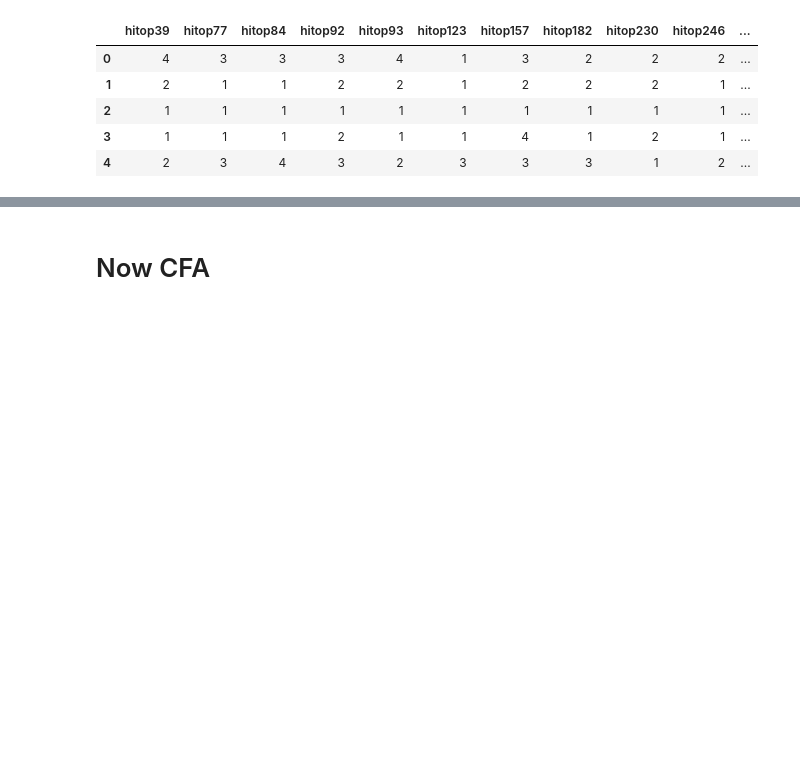
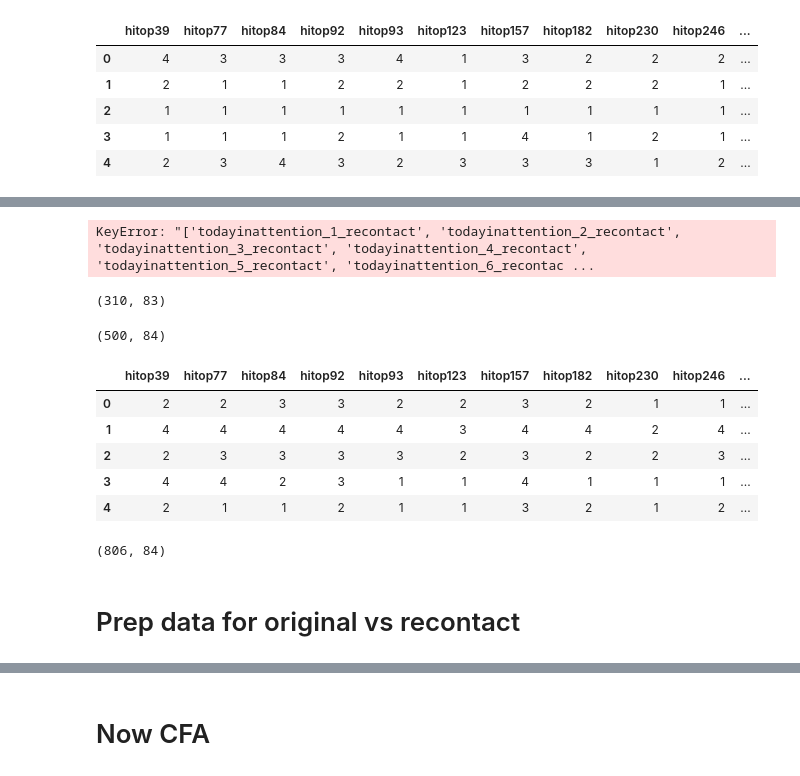
Before and after one commit to mariezelenina/HITOP_validation, a Jupyter notebook: notebook_3_cfa.ipynb, the cells around one changed output, grey strips where cells are left out. Saved outputs shown, nothing was run; the diff lists cells and outputs as text; code cells hidden in the pictures; blank space fills up the shorter version.

Commit message:
CFA for hitop

```diff
--- a/notebook_3_cfa.ipynb
+++ b/notebook_3_cfa.ipynb
@@ -631,0 +727,11 @@ mydata.head()
+# %%
+# 2
+# do hitop columns match?
+for c in dat_enriched.columns:
+    if 'hitop' in c:
+        if c in dat_validation.columns:
+            print(c)
+            print('matched in both dataframes')
+        else:
+            print(c)
+            print('only in dat_enriched')
@@ -631,0 +758,13 @@ mydata.head()
+# %%
+todaycols = []
+recontactcols = []
+for c in dat_enriched.columns:
+    if 'today' in c:
+        todaycols.append(c)
+    if 'recontact' in c:
+        recontactcols.append(c)
+# %%
+dat_enriched_withrecontact = dat_enriched.drop(columns = todaycols)
+dat_enriched = dat_enriched_withrecontact.drop(columns = recontactcols)
+# %% [output]
+KeyError: "['todayinattention_1_recontact', 'todayinattention_2_recontact', 'todayinattention_3_recontact', 'todayinattention_4_recontact', 'todayinattention_5_recontact', 'todayinattention_6_recontac ...
@@ -631,0 +784,27 @@ mydata.head()
+# %%
+data_enriched = dat_enriched[hitop_cols]
+data_enriched.shape
+# %% [output]
+(310, 83)
+# %%
+# check
+data_genpop.shape
+# %% [output]
+(500, 84)
+# %%
+data_enriched = data_enriched.assign(whichdata=['enriched']*310)
+data_enriched.head()
+# %% [output]
+|  | hitop39 | hitop77 | hitop84 | hitop92 | hitop93 | hitop123 | hitop157 | hitop182 | hitop230 | hitop246 | ... |
+| 0 | 2 | 2 | 3 | 3 | 2 | 2 | 3 | 2 | 1 | 1 | ... |
+| 1 | 4 | 4 | 4 | 4 | 4 | 3 | 4 | 4 | 2 | 4 | ... |
+| 2 | 2 | 3 | 3 | 3 | 3 | 2 | 3 | 2 | 2 | 3 | ... |
+| 3 | 4 | 4 | 2 | 3 | 1 | 1 | 4 | 1 | 1 | 1 | ... |
+| 4 | 2 | 1 | 1 | 2 | 1 | 1 | 3 | 2 | 1 | 2 | ... |
+# %%
+mydata_valid_enriched = pd.concat([data_validation, data_enriched])
+mydata_valid_enriched.shape
+# %% [output]
+(806, 84)
+# %% [markdown]
+# Prep data for original vs recontact
```
Also changed, not shown: parts of 39 cells of this notebook, 1 other file.
